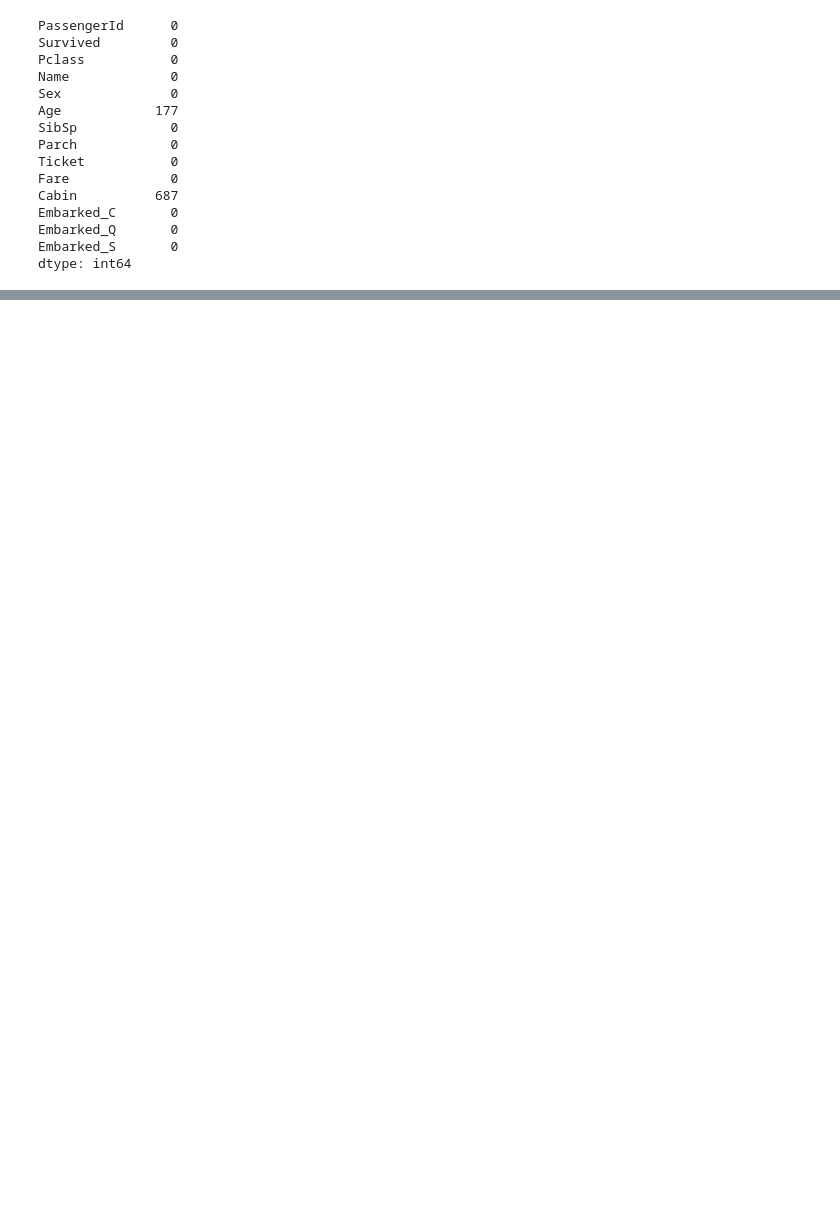
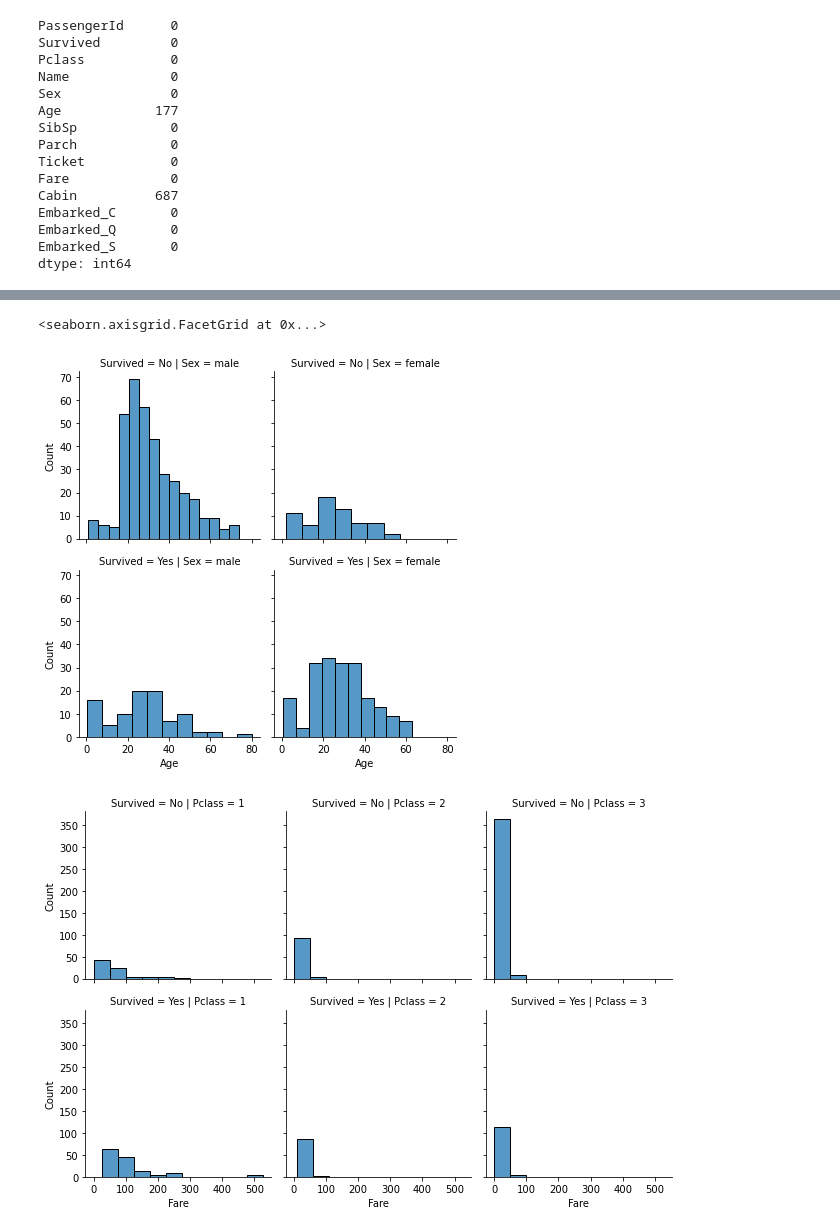
Before and after one commit to ziadhegazi/Intro-to-Artifictial-Intelligence, a Jupyter notebook: Data Visualisation/DV Checkpoint.ipynb, the cells around one changed output, grey strips where cells are left out. Cells and saved outputs as stored; diff of their text form; code cells hidden in the pictures; blank space fills up the shorter version.

```diff
--- a/Data Visualisation/DV Checkpoint.ipynb
+++ b/Data Visualisation/DV Checkpoint.ipynb
@@ -118,0 +137,10 @@ new_data.head()
+# %%
+grid = sb.FacetGrid(data, col="Sex", row="Survived")
+grid.map(sb.histplot, "Age")
+
+grid = sb.FacetGrid(data, col="Pclass", row="Survived", legend_out=True)
+grid.map(sb.histplot, "Fare", binwidth = 50)
+# %% [output]
+<seaborn.axisgrid.FacetGrid at 0x...>
+[figure, added]
+[figure, added]
```
Also changed, not shown: parts of 16 cells of this notebook, 1 other file.
